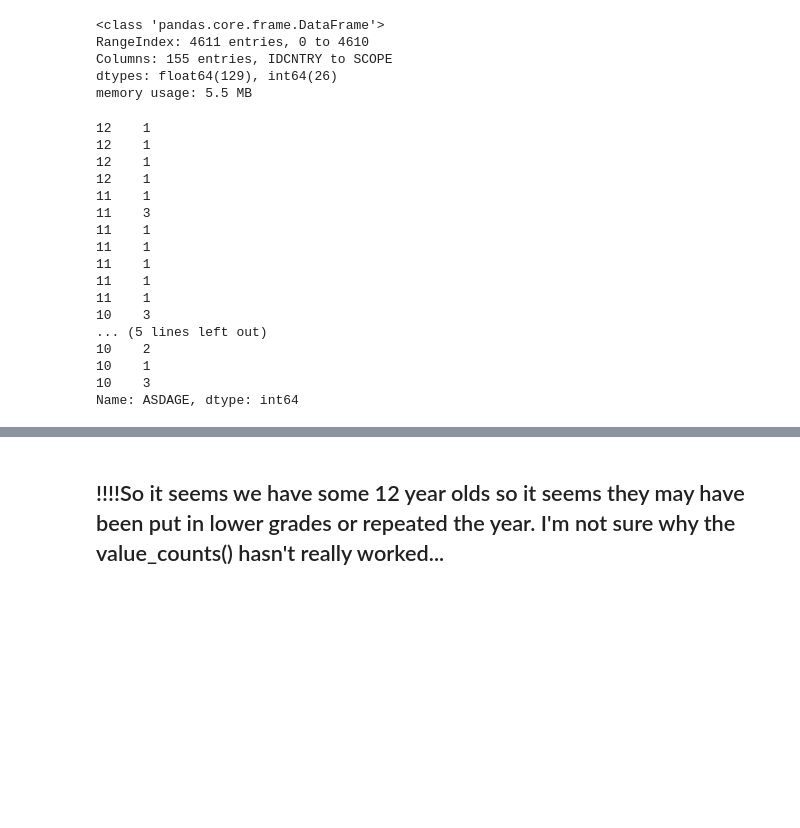
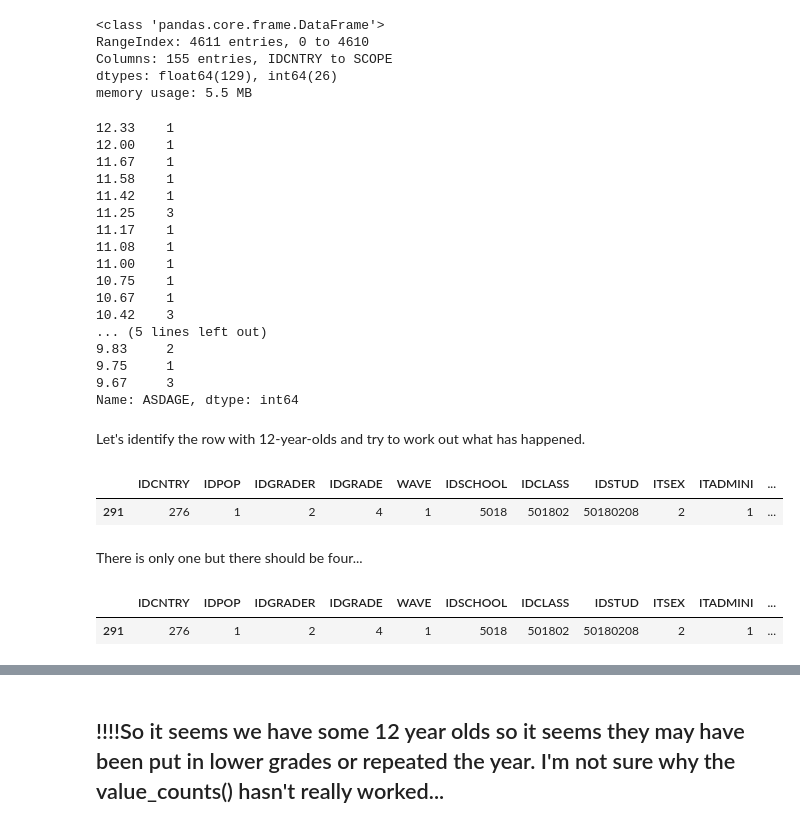
Before and after one commit to SophieESpencer/PIRLS-Germany, a Jupyter notebook: Home Context.ipynb, the cells around one changed output, grey strips where cells are left out. Drawn from its saved outputs; the diff is of its cells as text; code cells hidden in the pictures; blank space fills up the shorter version.

Commit message:
worked out the value counts issue

```diff
--- a/Home Context.ipynb
+++ b/Home Context.ipynb
@@ -158,22 +158,33 @@ arabic_speaking_immigrant_student_context_df = student_context_df[student_contex
 # %%
 ##I have added .copy() because I don't want the 'setting with copy' warning. I have created a separate dataframe instead of a slice of the existing one.
 # %%
-arabic_speaking_immigrant_student_context_df["ASDAGE"].value_counts().sort_index(ascending=False)
+arabic_speaking_immigrant_student_context_df["ASDAGE"].astype(float).value_counts().sort_index(ascending=False)
 # %% [output]
-12    1
-12    1
-12    1
-12    1
-11    1
-11    3
-11    1
-11    1
-11    1
-11    1
-11    1
-10    3
+12.33    1
+12.00    1
+11.67    1
+11.58    1
+11.42    1
+11.25    3
+11.17    1
+11.08    1
+11.00    1
+10.75    1
+10.67    1
+10.42    3
 ... (5 lines left out)
-10    2
-10    1
-10    3
+9.83     2
+9.75     1
+9.67     3
 Name: ASDAGE, dtype: int64
+# %% [markdown]
+Let's identify the row with 12-year-olds and try to work out what has happened.
+# %%
+twelve_yr_olds = arabic_speaking_immigrant_student_context_df[arabic_speaking_immigrant_student_context_df["ASDAGE"]== 12].copy()
+# %%
+twelve_yr_olds.head()
+# %% [output]
+|  | IDCNTRY | IDPOP | IDGRADER | IDGRADE | WAVE | IDSCHOOL | IDCLASS | IDSTUD | ITSEX | ITADMINI | ... |
+| 291 | 276 | 1 | 2 | 4 | 1 | 5018 | 501802 | 50180208 | 2 | 1 | ... |
+# %% [markdown]
+There is only one but there should be four...
@@ -179,0 +193,5 @@ Name: ASDAGE, dtype: int64
+# %%
+twelve_yr_olds.head()
+# %% [output]
+|  | IDCNTRY | IDPOP | IDGRADER | IDGRADE | WAVE | IDSCHOOL | IDCLASS | IDSTUD | ITSEX | ITADMINI | ... |
+| 291 | 276 | 1 | 2 | 4 | 1 | 5018 | 501802 | 50180208 | 2 | 1 | ... |
```
Also changed, not shown: parts of 4 cells of this notebook.
